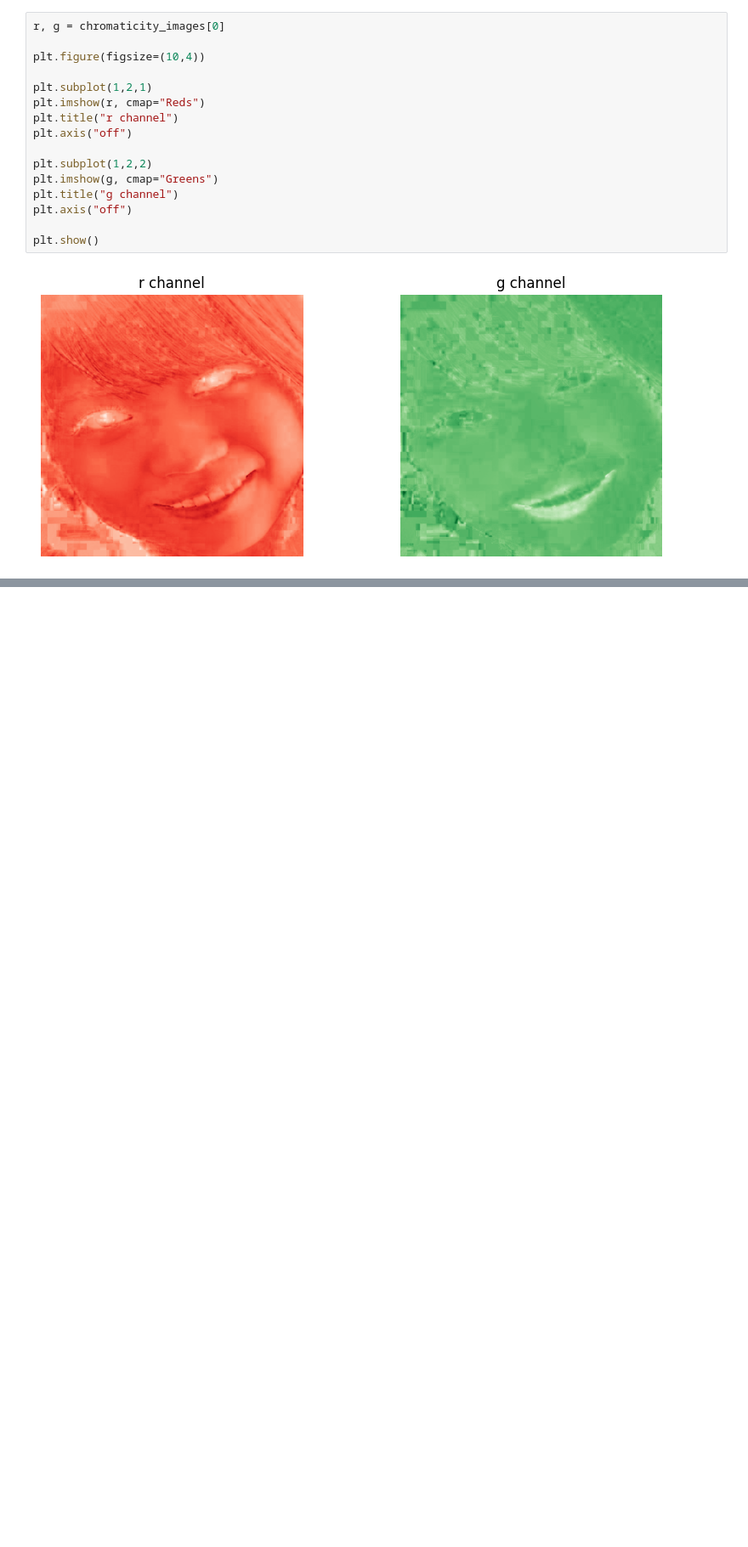
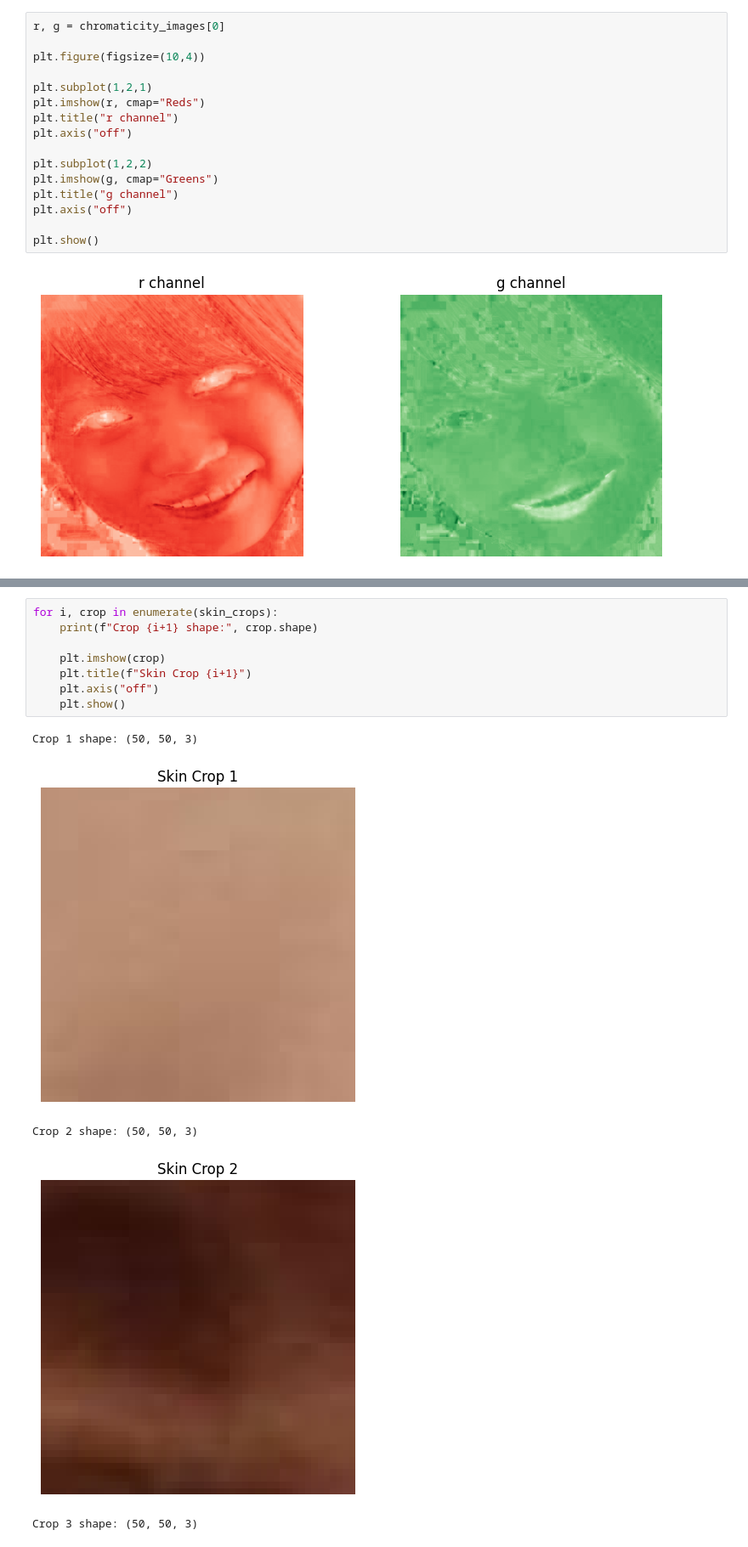
Before and after one commit to Tharunchndrn/basic_skin-tone_classifier, a Jupyter notebook: skin_tone_Detection.ipynb, the cells around one changed output, grey strips where cells are left out. Shown at 85% size. Cells and saved outputs as stored; diff of their text form; blank space fills up the shorter version.

```diff
--- a/skin_tone_Detection.ipynb
+++ b/skin_tone_Detection.ipynb
@@ -167,0 +138,14 @@ IndexError: list index out of range
+# %%
+for i, crop in enumerate(skin_crops):
+    print(f"Crop {i+1} shape:", crop.shape)
+
+    plt.imshow(crop)
+    plt.title(f"Skin Crop {i+1}")
+    plt.axis("off")
+    plt.show()
+# %% [output]
+Crop 1 shape: (50, 50, 3)
+[figure, added]
+Crop 2 shape: (50, 50, 3)
+[figure, added]
+Crop 3 shape: (50, 50, 3)
```
Also changed, not shown: parts of 25 cells of this notebook.
